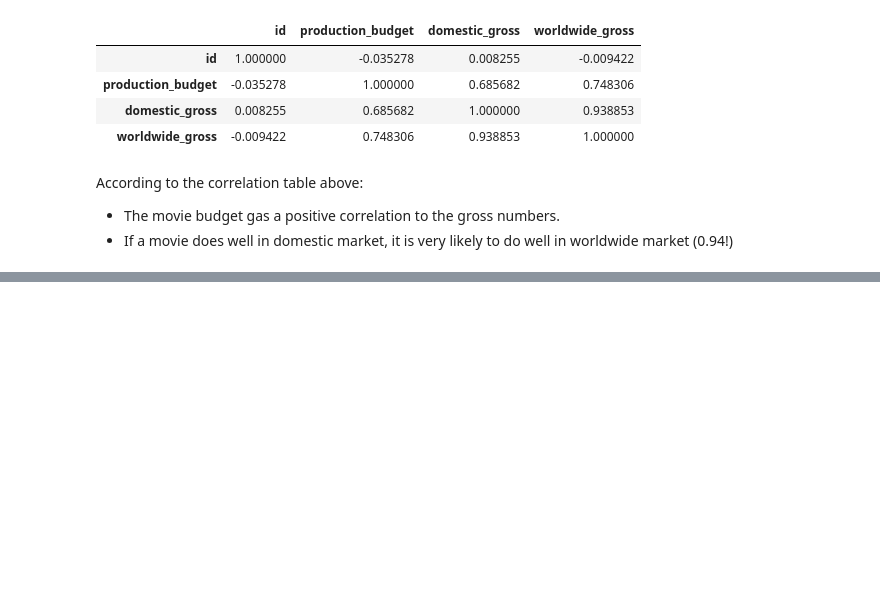
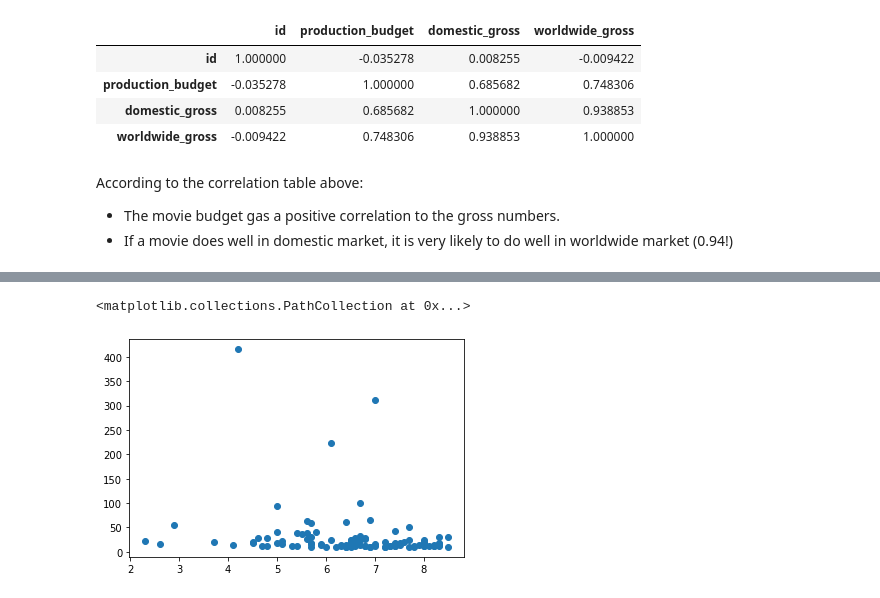
Before and after one commit to yunghanjeong/091420NYCDS_P1_G2_Project, a Jupyter notebook: prelim_dea_yung.ipynb, the cells around one changed output, grey strips where cells are left out. Cells and saved outputs as stored; diff of their text form; code cells hidden in the pictures; blank space fills up the shorter version.

```diff
--- a/prelim_dea_yung.ipynb
+++ b/prelim_dea_yung.ipynb
@@ -258,0 +640,4 @@ According to the correlation table above:
+# %%
+i_tn_df["earning_ratio"] = i_tn_df.profit / i_tn_df.production_budget
+best_budget_ratio = i_tn_df[i_tn_df.earning_ratio > 10].sort_values("earning_ratio", ascending = False)
+best_budget_ratio.corr()
@@ -258,0 +671,9 @@ According to the correlation table above:
+# %%
+fig, ax = plt.subplots()
+x2 = best_budget_ratio.rating
+y2 = best_budget_ratio.earning_ratio
+
+plt.scatter(x2,y2)
+# %% [output]
+<matplotlib.collections.PathCollection at 0x...>
+[figure, added]
```
Also changed, not shown: parts of 60 cells of this notebook.
